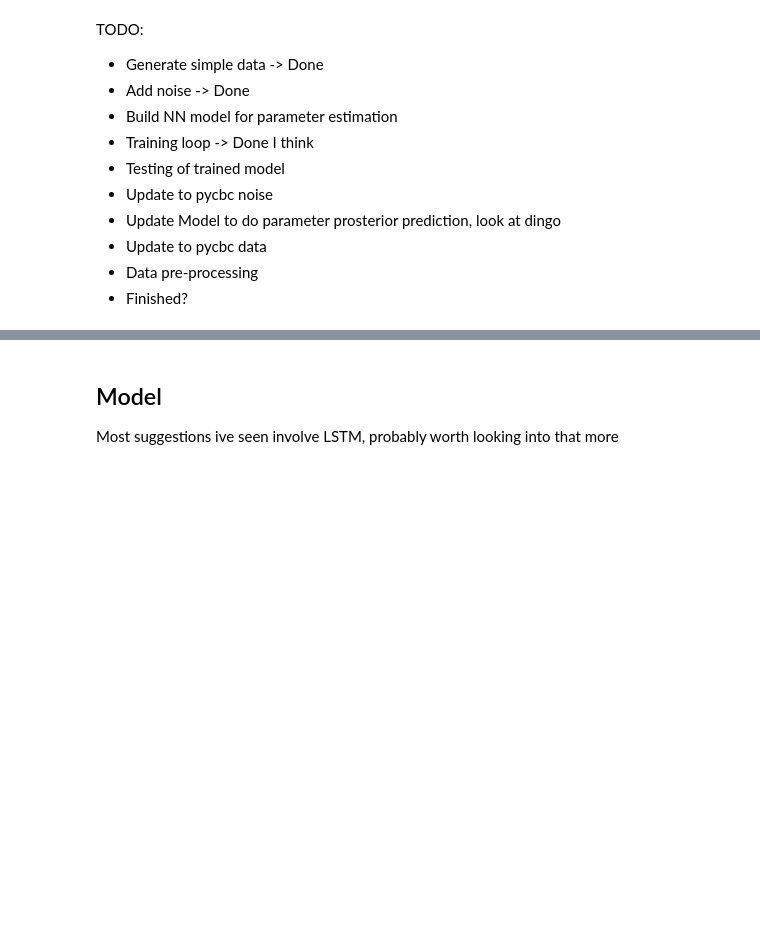
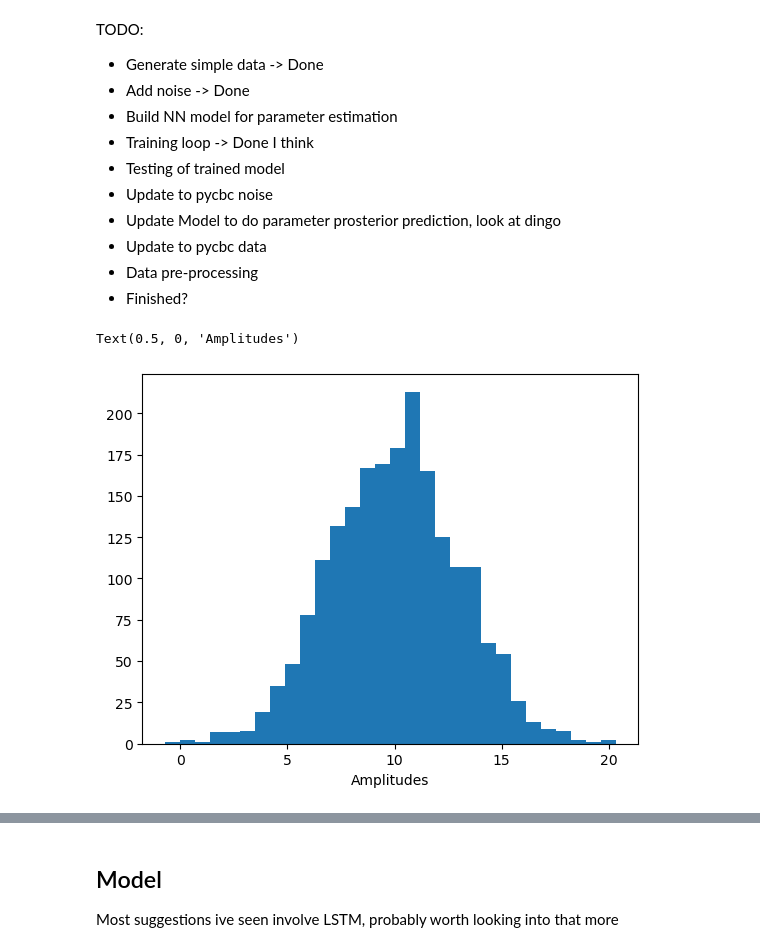
Before and after one commit to spar5an/Msci-GW, a Jupyter notebook: Neural Network.ipynb, the cells around one changed output, grey strips where cells are left out. Cells and saved outputs as stored; diff of their text form; code cells hidden in the pictures; blank space fills up the shorter version.

```diff
--- a/Neural Network.ipynb
+++ b/Neural Network.ipynb
@@ -56,3 +54,9 @@ batch_size = 16
 train_loader = DataLoader(train_data, batch_size=batch_size, shuffle=True)
 test_loader = DataLoader(test_data, batch_size=batch_size, shuffle=False)
 val_loader = DataLoader(val_data, batch_size=batch_size, shuffle=False)
+# %%
+plt.hist(amplitudes, bins=30)
+plt.xlabel("Amplitudes")
+# %% [output]
+Text(0.5, 0, 'Amplitudes')
+[figure, added]
```
Also changed, not shown: parts of 8 cells of this notebook.
